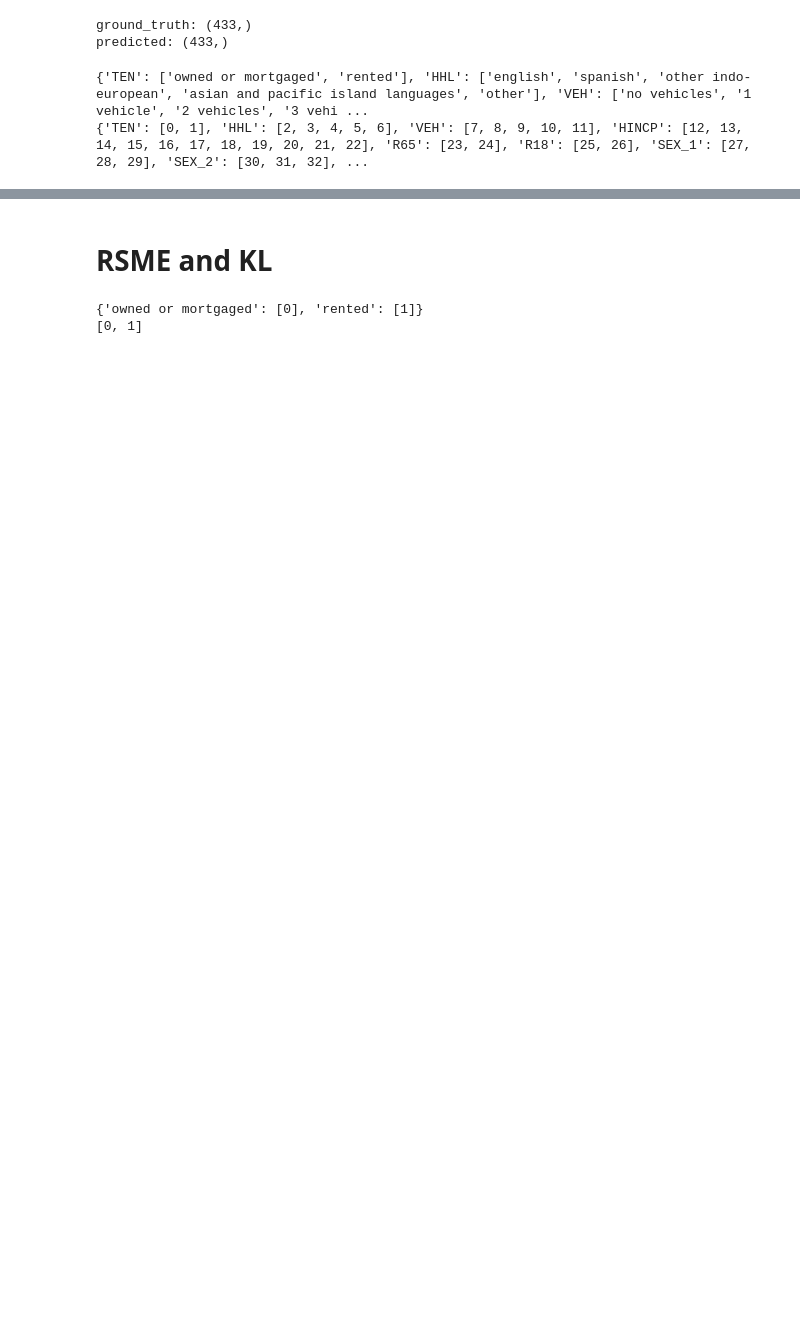
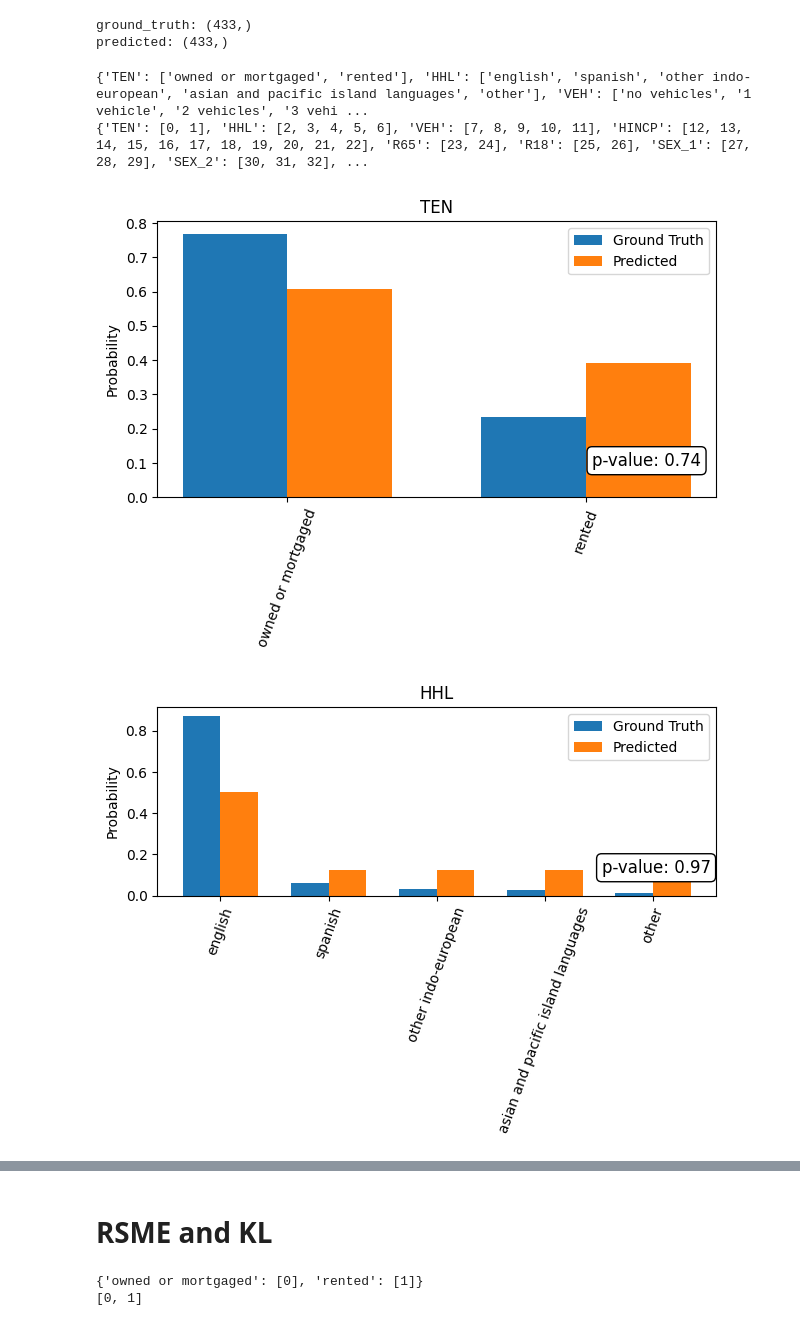
Before and after one commit to fabi-kb/GNN_Project, a Jupyter notebook: pre_analysis.ipynb, the cells around one changed output, grey strips where cells are left out. Saved outputs shown, nothing was run; the diff lists cells and outputs as text; code cells hidden in the pictures; blank space fills up the shorter version.

Commit message:
Fixed pre analysis plots, added directory path on top, rsme and kl performance metric still messy

```diff
--- a/pre_analysis.ipynb
+++ b/pre_analysis.ipynb
@@ -195,12 +230,15 @@ def plot_group(group_name, ground_truth, predicted, label_dict, category_dict):
     plt.show()
     #plt.close()
 # %%
-ground_truth = data_softmax.detach().cpu().numpy()
+ground_truth = data.values
 predicted = sample.detach().cpu().numpy()
 
-#plot_group('TEN', ground_truth, predicted, feature_label_dict, ten_dict)
-#plot_group('HHL', ground_truth, predicted, feature_label_dict, hhl_dict)
-#plot_group('VEH', ground_truth, predicted, feature_label_dict, veh_dict)
-#plot_group('HINCP', ground_truth, predicted, feature_label_dict, hincp_dict)
-#plot_group('R18', ground_truth, predicted, feature_label_dict, r18_dict)
-#plot_group('R65', ground_truth, predicted, feature_label_dict, r65_dict)
+plot_group('TEN', ground_truth, predicted, feature_label_dict, ten_dict, household=True)
+plot_group('HHL', ground_truth, predicted, feature_label_dict, hhl_dict, household=True)
+plot_group('VEH', ground_truth, predicted, feature_label_dict, veh_dict, household=True)
+plot_group('HINCP', ground_truth, predicted, feature_label_dict, hincp_dict, household=True)
+plot_group('R18', ground_truth, predicted, feature_label_dict, r18_dict, household=True)
+plot_group('R65', ground_truth, predicted, feature_label_dict, r65_dict, household=True)
+# %% [output]
+[figure, added]
+[figure, added]
```
Also changed, not shown: parts of 12 cells of this notebook, 4 other files.
